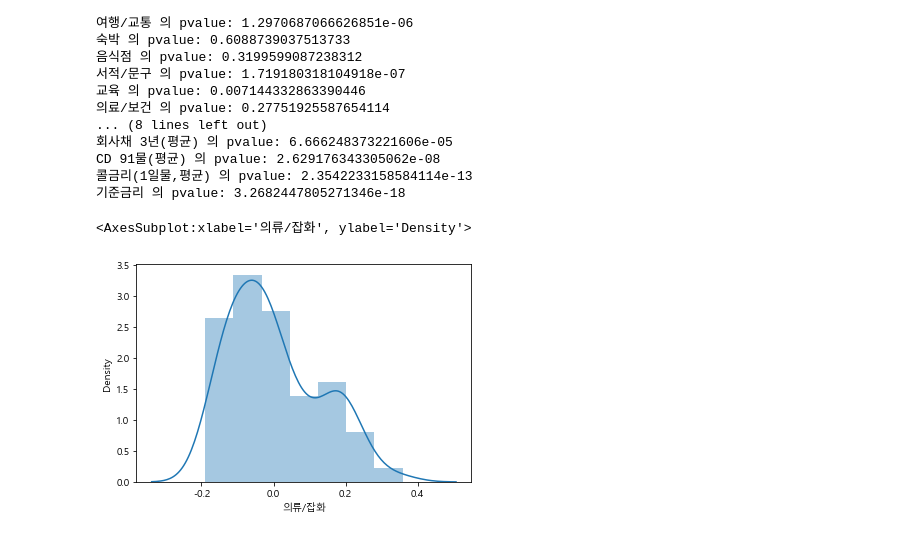
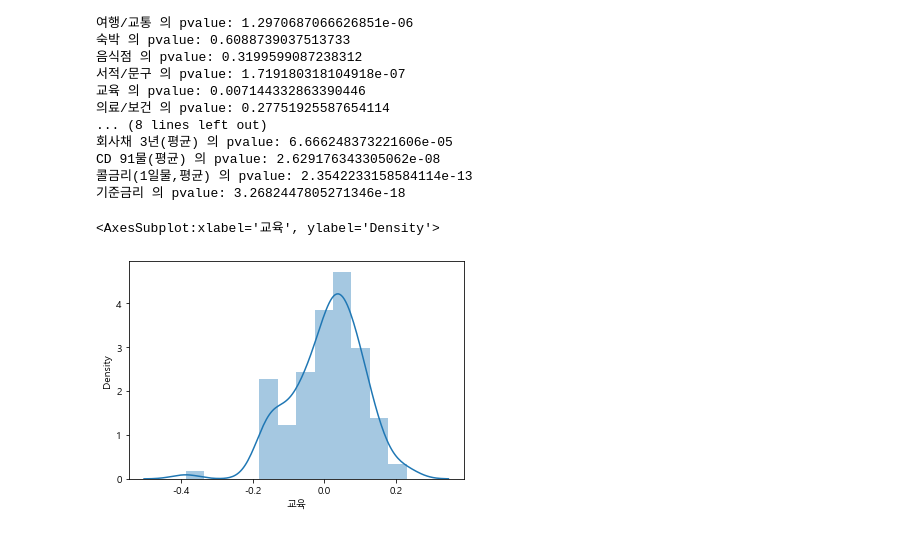
Before and after one commit to jkim0313/project1_dajopay, a Jupyter notebook: indexes.ipynb, the cells around one changed output. Drawn from its saved outputs; the diff is of its cells as text; code cells hidden in the pictures.

```diff
--- a/indexes.ipynb
+++ b/indexes.ipynb
@@ -327,7 +328,7 @@ CD 91물(평균) 의 pvalue: 2.629176343305062e-08
 콜금리(1일물,평균) 의 pvalue: 2.3542233158584114e-13
 기준금리 의 pvalue: 3.2682447805271346e-18
 # %%
-sns.distplot(df["의류/잡화"])
+sns.distplot(df["교육"])
 # %% [output]
-<AxesSubplot:xlabel='의류/잡화', ylabel='Density'>
+<AxesSubplot:xlabel='교육', ylabel='Density'>
-[figure, old version]
+[figure, new version]
```
Also changed, not shown: parts of 3 cells of this notebook.
